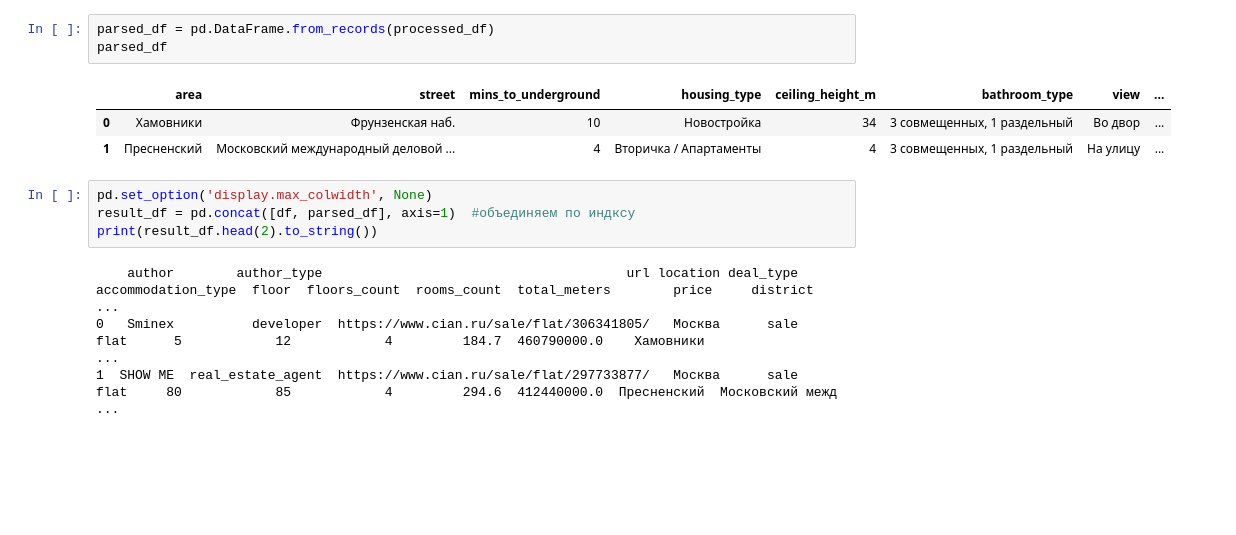
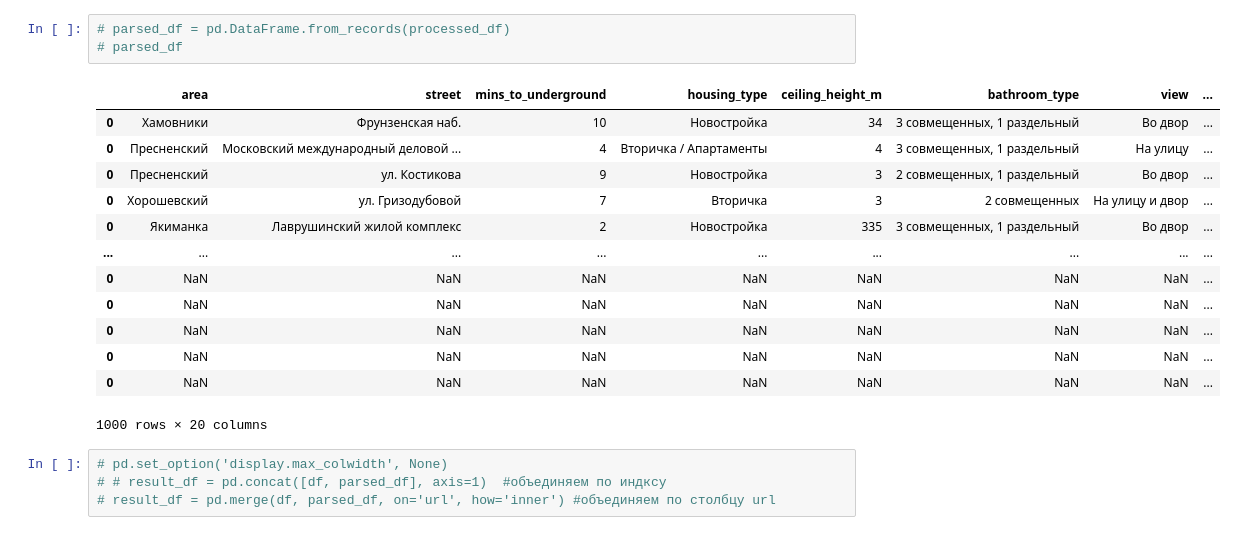
Before and after one commit to AI-Masters-Team-18/team18_yp_realestate_price_forecast_v1, a Jupyter notebook: Initiate_concatenate_parsingdata.ipynb, the cells around one changed output. Saved outputs shown, nothing was run; the diff lists cells and outputs as text; blank space fills up the shorter version.

```diff
--- a/Initiate_concatenate_parsingdata.ipynb
+++ b/Initiate_concatenate_parsingdata.ipynb
@@ -58,15 +111,21 @@ dtype: object
 # %%
-parsed_df = pd.DataFrame.from_records(processed_df)
-parsed_df
+# parsed_df = pd.DataFrame.from_records(processed_df)
+# parsed_df
 # %% [output]
 |  | area | street | mins_to_underground | housing_type | ceiling_height_m | bathroom_type | view | ... |
 | 0 | Хамовники | Фрунзенская наб. | 10 | Новостройка | 34 | 3 совмещенных, 1 раздельный | Во двор | ... |
-| 1 | Пресненский | Московский международный деловой ... | 4 | Вторичка / Апартаменты | 4 | 3 совмещенных, 1 раздельный | На улицу | ... |
+| 0 | Пресненский | Московский международный деловой ... | 4 | Вторичка / Апартаменты | 4 | 3 совмещенных, 1 раздельный | На улицу | ... |
+| 0 | Пресненский | ул. Костикова | 9 | Новостройка | 3 | 2 совмещенных, 1 раздельный | Во двор | ... |
+| 0 | Хорошевский | ул. Гризодубовой | 7 | Вторичка | 3 | 2 совмещенных | На улицу и двор | ... |
+| 0 | Якиманка | Лаврушинский жилой комплекс | 2 | Новостройка | 335 | 3 совмещенных, 1 раздельный | Во двор | ... |
+| ... | ... | ... | ... | ... | ... | ... | ... | ... |
+| 0 | NaN | NaN | NaN | NaN | NaN | NaN | NaN | ... |
+| 0 | NaN | NaN | NaN | NaN | NaN | NaN | NaN | ... |
+| 0 | NaN | NaN | NaN | NaN | NaN | NaN | NaN | ... |
+| 0 | NaN | NaN | NaN | NaN | NaN | NaN | NaN | ... |
+| 0 | NaN | NaN | NaN | NaN | NaN | NaN | NaN | ... |
+1000 rows × 20 columns
 # %%
-pd.set_option('display.max_colwidth', None)
-result_df = pd.concat([df, parsed_df], axis=1)  #объединяем по индксу
-print(result_df.head(2).to_string())
+# pd.set_option('display.max_colwidth', None)
+# # result_df = pd.concat([df, parsed_df], axis=1)  #объединяем по индксу
+# result_df = pd.merge(df, parsed_df, on='url', how='inner') #объединяем по столбцу url
-# %% [output]
-    author        author_type                                       url location deal_type accommodation_type  floor  floors_count  rooms_count  total_meters        price     district                  ...
-0   Sminex          developer  https://www.cian.ru/sale/flat/306341805/   Москва      sale               flat      5            12            4         184.7  460790000.0    Хамовники                  ...
-1  SHOW ME  real_estate_agent  https://www.cian.ru/sale/flat/297733877/   Москва      sale               flat     80            85            4         294.6  412440000.0  Пресненский  Московский межд ...
```
Also changed, not shown: parts of 18 cells of this notebook, 8 other files.
